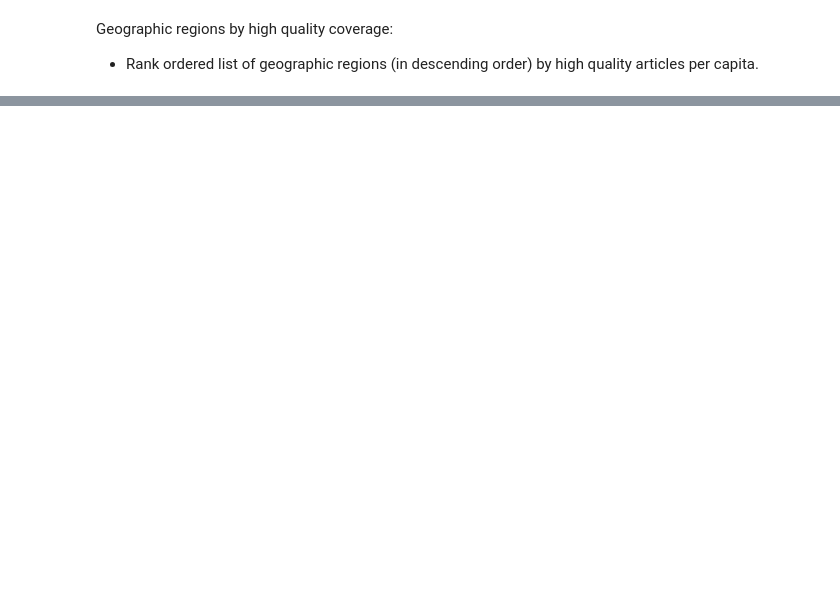
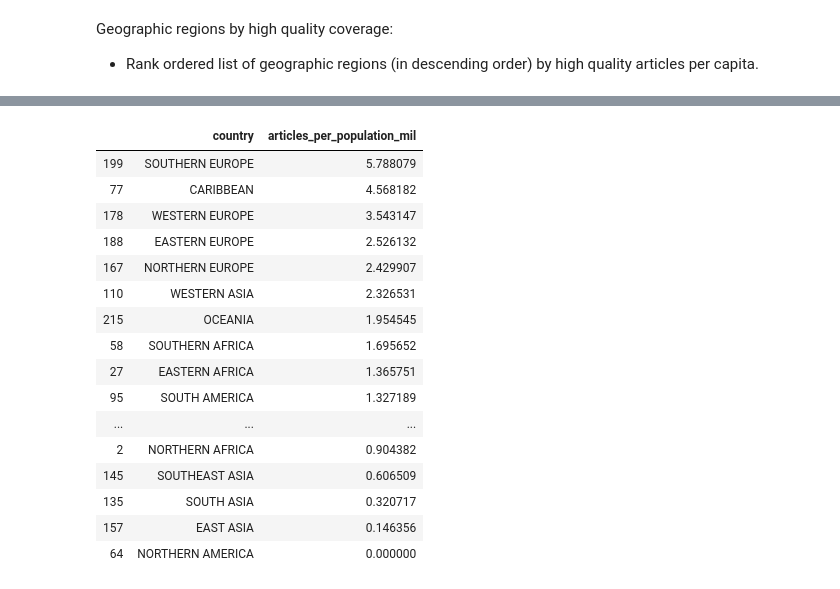
Before and after one commit to n8-uw/data-512-homework_2, a Jupyter notebook: Homework2.ipynb, the cells around one changed output, grey strips where cells are left out. Drawn from its saved outputs; the diff is of its cells as text; code cells hidden in the pictures; blank space fills up the shorter version.

```diff
--- a/Homework2.ipynb
+++ b/Homework2.ipynb
@@ -664,11 +593,0 @@ Name: article_quality, dtype: int64
-# %%
-total_articles_per_pop_reg = pd.merge(top_counts,regions,
-                                          how="inner",left_index=True ,right_on="Geography")
-total_articles_per_pop_reg["articles_per_population_mil"] = total_articles_per_pop_reg["article_quality"]/\
-                                                        total_articles_per_pop_reg["Population (millions)"]
-total_articles_per_pop_reg = total_articles_per_pop_reg[["Geography",
-                                        "articles_per_population_mil"]].nsmallest(10,
-                                        columns="articles_per_population_mil").sort_values(ascending=True,
-                                        by ="articles_per_population_mil")
-total_articles_per_pop_reg.columns = ["country","articles_per_population_mil"]
-total_articles_per_pop_reg
@@ -686,0 +594,5 @@ total_articles_per_pop_reg
+# %%
+# Aggregate counts together by region
+article_counts_region_good = only_quality_articles.groupby("region")['article_quality'].count()
+# Display
+article_counts_region_good.head()
@@ -686,0 +630,32 @@ total_articles_per_pop_reg
+# %%
+# Merge together the articles for each region with regions populations
+total_articles_per_pop_reg_good = pd.merge(article_counts_region_good,regions,
+                                          how="inner",left_index=True ,right_on="Geography")
+# Create a new column that is the number of articles divided by the normalized population
+total_articles_per_pop_reg_good["articles_per_population_mil"] = total_articles_per_pop_reg_good["article_quality"]/\
+                                                        total_articles_per_pop_reg_good["Population (millions)"]
+# Select desired columns and sort values in descending order
+total_articles_per_pop_reg_good = total_articles_per_pop_reg_good[["Geography",
+                                        "articles_per_population_mil"]].sort_values(ascending=False,
+                                        by ="articles_per_population_mil")
+# Set column names
+total_articles_per_pop_reg_good.columns = ["country","articles_per_population_mil"]
+total_articles_per_pop_reg
+# %% [output]
+|  | country | articles_per_population_mil |
+| 199 | SOUTHERN EUROPE | 5.788079 |
+| 77 | CARIBBEAN | 4.568182 |
+| 178 | WESTERN EUROPE | 3.543147 |
+| 188 | EASTERN EUROPE | 2.526132 |
+| 167 | NORTHERN EUROPE | 2.429907 |
+| 110 | WESTERN ASIA | 2.326531 |
+| 215 | OCEANIA | 1.954545 |
+| 58 | SOUTHERN AFRICA | 1.695652 |
+| 27 | EASTERN AFRICA | 1.365751 |
+| 95 | SOUTH AMERICA | 1.327189 |
+| ... | ... | ... |
+| 2 | NORTHERN AFRICA | 0.904382 |
+| 145 | SOUTHEAST ASIA | 0.606509 |
+| 135 | SOUTH ASIA | 0.320717 |
+| 157 | EAST ASIA | 0.146356 |
+| 64 | NORTHERN AMERICA | 0.000000 |
```
Also changed, not shown: parts of 55 cells of this notebook, 3 other files.
